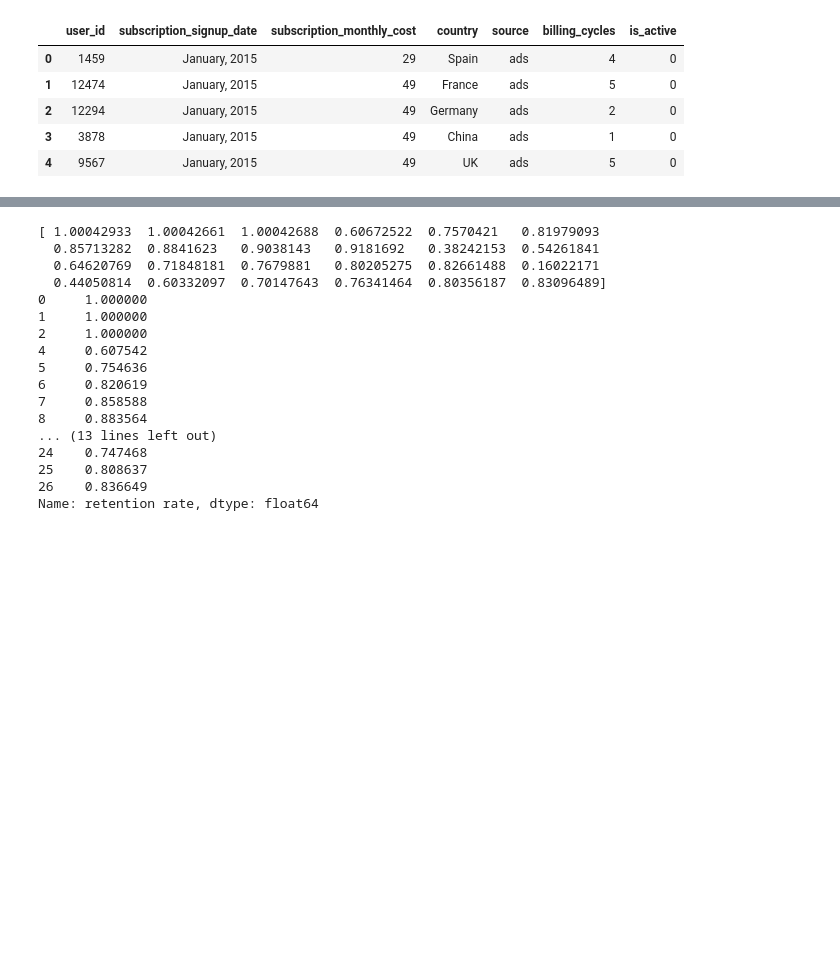
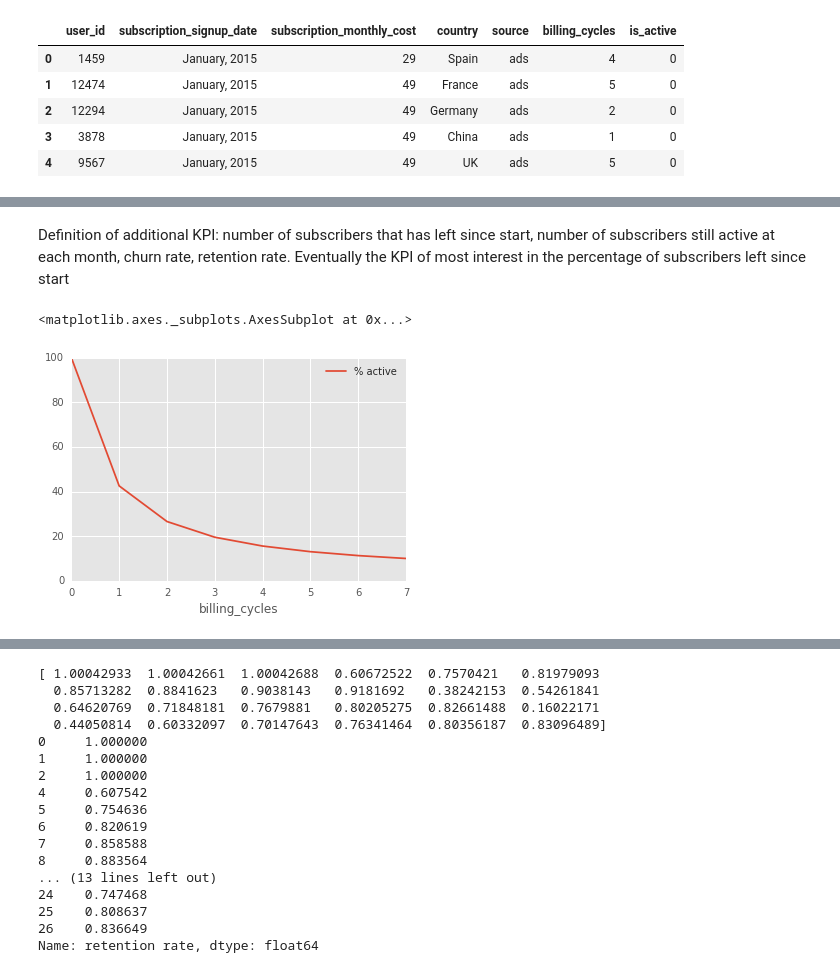
Before and after one commit to CyrilleDS/Survival_analysis, a Jupyter notebook: Subscriptions_1.ipynb, the cells around one changed output, grey strips where cells are left out. Saved outputs shown, nothing was run; the diff lists cells and outputs as text; code cells hidden in the pictures; blank space fills up the shorter version.

```diff
--- a/Subscriptions_1.ipynb
+++ b/Subscriptions_1.ipynb
@@ -27,8 +27,0 @@ df_data_overall_0 = pd.DataFrame({'billing_cycles': [0],'count': [user_count]})
-# %%
-%matplotlib inline
-
-import matplotlib.pyplot as plt
-import matplotlib
-matplotlib.style.use('ggplot')
-
-df_data_overall.plot(x = 'billing_cycles',y = 'count')
@@ -507,0 +92,39 @@ py.iplot(fig)
+# %% [markdown]
+Definition of additional KPI: number of subscribers that has left since start, number of subscribers still active at each month, churn rate, retention rate.
+Eventually the KPI of most interest in the percentage of subscribers left since start
+# %%
+df_data_overall = pd.DataFrame({'count' : df_data_1.loc[lambda df: df.is_active < 1].groupby( [ 'billing_cycles'] ).size()}).reset_index()
+user_count = len(df_data_1.user_id.unique())
+
+#number of subscribers that has left
+
+df_data_overall['# churners'] = df_data_overall['count'].cumsum()
+
+#number of subscribers still active
+
+df_data_overall['# active'] = user_count - df_data_overall['# churners']
+
+# Adding the month 0 to the dataframe
+
+df_data_overall_0 = pd.DataFrame({'billing_cycles': [0],'# churners': [0],'# active': [user_count] , 'count' : [user_count]})
+
+df_data_overall = df_data_overall_0.append(df_data_overall,ignore_index=True)
+
+# number of active subscribers normalized (%)
+
+df_data_overall['% active'] = df_data_overall['# active']/user_count*100
+
+# churn rate
+
+df_data_overall['churn rate'] = df_data_overall['count']/df_data_overall['# active'].shift(1)
+
+# retention rate
+
+df_data_overall['retention rate'] = 1 - df_data_overall['churn rate']
+
+df_data_overall.plot(x = 'billing_cycles',y = '% active')
+
+#df_data_overall['retention rate'].plot()
+# %% [output]
+<matplotlib.axes._subplots.AxesSubplot at 0x...>
+[figure, added]
```
Also changed, not shown: parts of 51 cells of this notebook.
